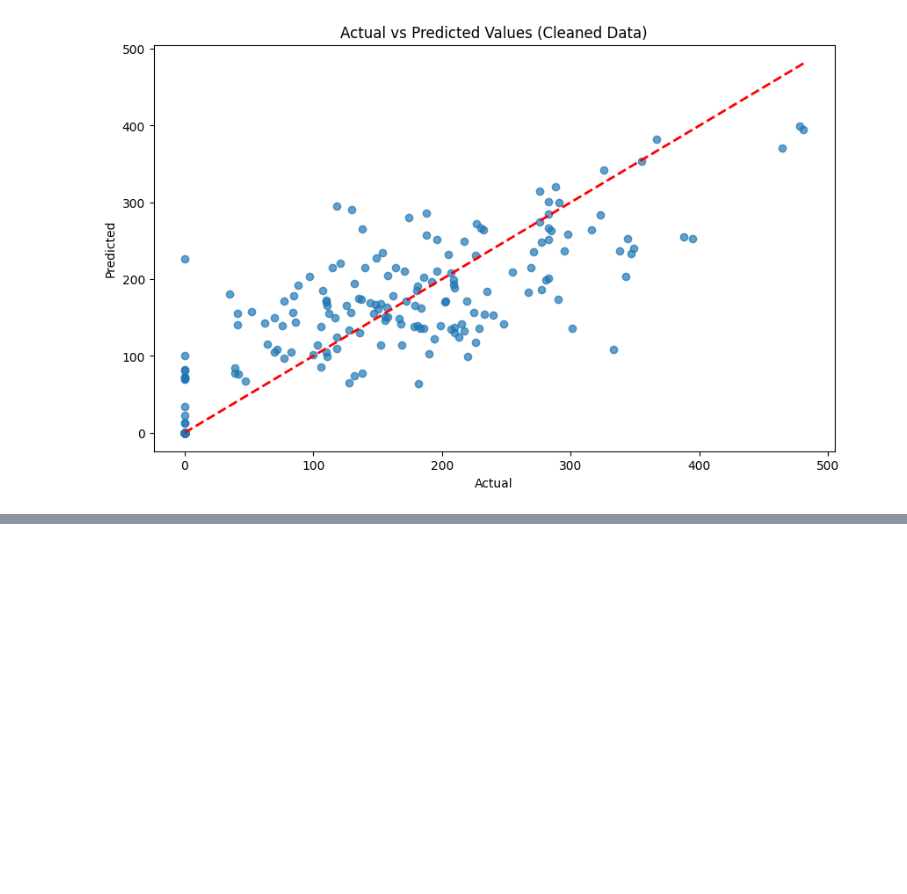
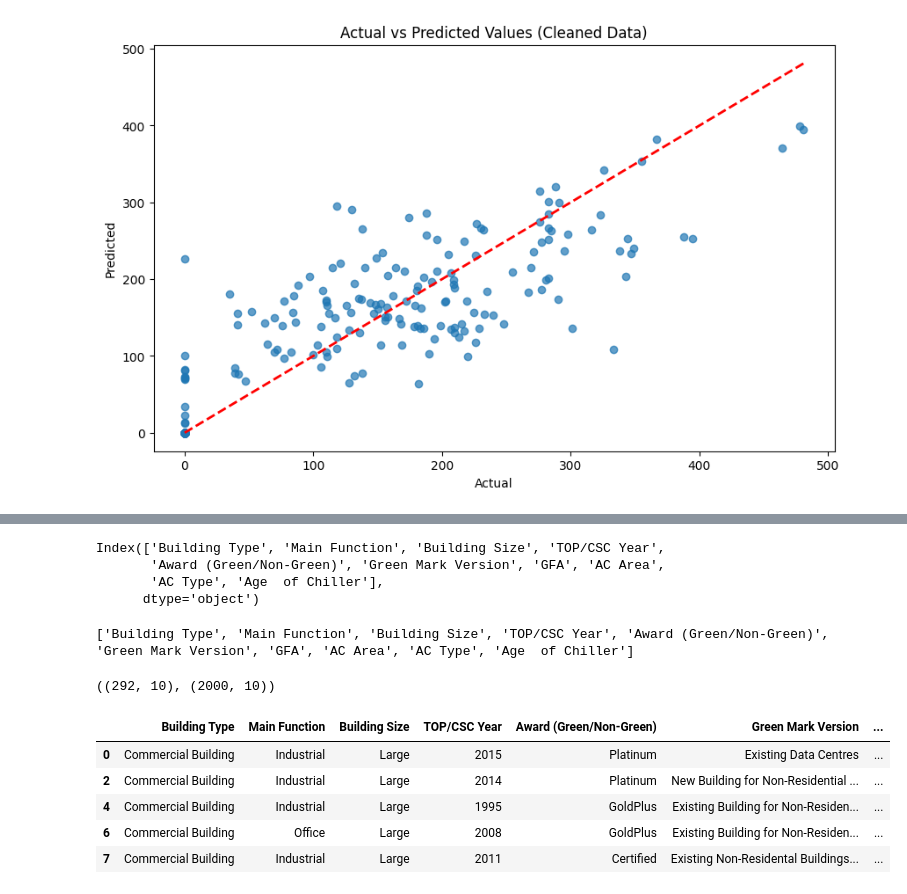
Before and after one commit to aakashsyadav1999/building_energy_prediction, a Jupyter notebook: research/building_energy_predictor.ipynb, the cells around one changed output, grey strips where cells are left out. Cells and saved outputs as stored; diff of their text form; code cells hidden in the pictures; blank space fills up the shorter version.

```diff
--- a/research/building_energy_predictor.ipynb
+++ b/research/building_energy_predictor.ipynb
@@ -386,0 +402,10 @@ plt.show()
+# %%
+df = df[['Building Type','Main Function','Building Size','TOP/CSC Year','Award (Green/Non-Green)','Green Mark Version','GFA','AC Area','AC Type','Age  of Chiller']]
+df.dropna(inplace=True)
+# %%
+columns_to_remove_comma = ['GFA','AC Area']
+
+for col in columns_to_remove_comma:
+    df[col] = df[col].astype(str).str.replace(",", "").astype(float)
+
+df['GFA'] = df['GFA'].astype(float)
@@ -386,0 +432,17 @@ plt.show()
+# %%
+df.columns
+# %% [output]
+Index(['Building Type', 'Main Function', 'Building Size', 'TOP/CSC Year',
+       'Award (Green/Non-Green)', 'Green Mark Version', 'GFA', 'AC Area',
+       'AC Type', 'Age  of Chiller'],
+      dtype='object')
+# %%
+categorical_columns = ['Building Type','Main Function','Building Size','TOP/CSC Year','Award (Green/Non-Green)','Green Mark Version','GFA','AC Area','AC Type','Age  of Chiller']
+print(categorical_columns)
+# %% [output]
+['Building Type', 'Main Function', 'Building Size', 'TOP/CSC Year', 'Award (Green/Non-Green)', 'Green Mark Version', 'GFA', 'AC Area', 'AC Type', 'Age  of Chiller']
+# %%
+from ctgan import CTGAN
+
+ctgan = CTGAN(verbose=True)
+ctgan.fit(df,categorical_columns,epochs=200)
@@ -386,0 +451,13 @@ plt.show()
+# %%
+df.shape,sample.shape
+# %% [output]
+((292, 10), (2000, 10))
+# %%
+df.head()
+# %% [output]
+|  | Building Type | Main Function | Building Size | TOP/CSC Year | Award (Green/Non-Green) | Green Mark Version | ... |
+| 0 | Commercial Building | Industrial | Large | 2015 | Platinum | Existing Data Centres | ... |
+| 2 | Commercial Building | Industrial | Large | 2014 | Platinum | New Building for Non-Residential ... | ... |
+| 4 | Commercial Building | Industrial | Large | 1995 | GoldPlus | Existing Building for Non-Residen... | ... |
+| 6 | Commercial Building | Office | Large | 2008 | GoldPlus | Existing Building for Non-Residen... | ... |
+| 7 | Commercial Building | Industrial | Large | 2011 | Certified | Existing Non-Residental Buildings... | ... |
```
Also changed, not shown: parts of 13 cells of this notebook.
